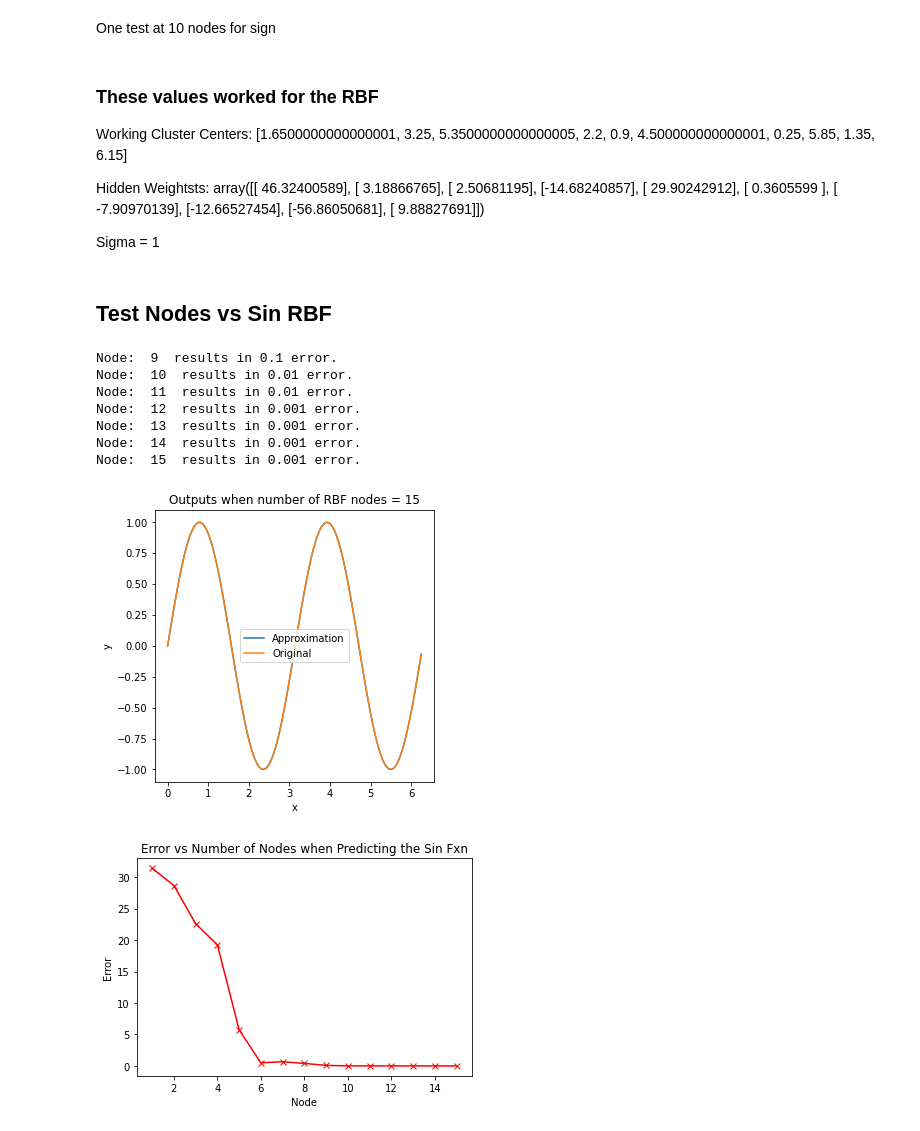
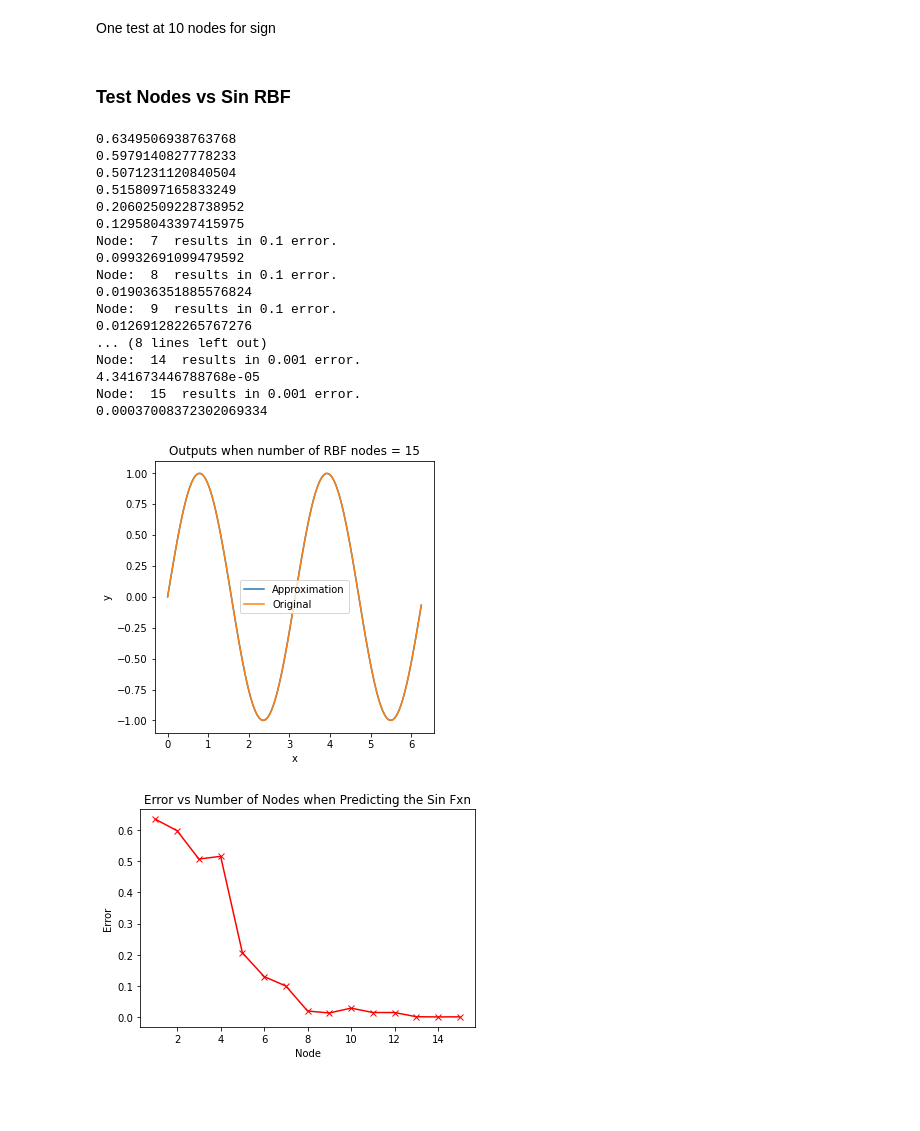
Before and after one commit to NiravSurajlal/KTH-Work, a Jupyter notebook: DD2437HT201 (ANN)/Assignment2/Assignment2.ipynb, the cells around one changed output. Cells and saved outputs as stored; diff of their text form; code cells hidden in the pictures; blank space fills up the shorter version.

```diff
--- a/DD2437HT201 (ANN)/Assignment2/Assignment2.ipynb
+++ b/DD2437HT201 (ANN)/Assignment2/Assignment2.ipynb
@@ -47,5 +47,5 @@ x_test = np.arange(0, 2*np.pi, timestep)
 sin_test_targets, square_test_targets = data_generation(x_test)
 
 x_test =  column_vec(x_test)
-sin_test = column_vec(sin_test)
-square_test = column_vec(square_test)
+sin_test_targets = column_vec(sin_test_targets)
+square_test_targets = column_vec(square_test_targets)
@@ -200,28 +218,11 @@ test_patterns = x_test
 test_targets = sin_test_targets
 
 # targets = square_targets
-rbf_network = RBF_Network(num_nodes, epochs, variances, patterns, targets, hidden_weights, test_patterns, test_targets, cl_number)
-rbf_network.train_network()
-e1 = rbf_network.validate(_plot=False)
+# rbf_network = RBF_Network(num_nodes, epochs, variances, patterns, targets, hidden_weights, test_patterns, test_targets, cl_number)
+# rbf_network.train_network()
+# e1 = rbf_network.validate(_plot=False)
-# %% [markdown]
-### These values worked for the RBF
-
-Working Cluster Centers: [1.6500000000000001, 3.25, 5.3500000000000005, 2.2, 0.9, 4.500000000000001, 0.25, 5.85, 1.35, 6.15]
-
-Hidden Weightsts:    array([[ 46.32400589],
-                            [  3.18866765],
-                            [  2.50681195],
-                            [-14.68240857],
-                            [ 29.90242912],
-                            [  0.3605599 ],
-                            [ -7.90970139],
-                            [-12.66527454],
-                            [-56.86050681],
-                            [  9.88827691]])
-
-Sigma = 1
 # %% [markdown]
-## Test Nodes vs Sin RBF
+### Test Nodes vs Sin RBF
 # %%
 num_nodes_lst = [1,2,3,4,5,6,7,8,9,10,11,12,13,14,15]
 error = []
@@ -236,46 +237,58 @@ patterns = x_training
 targets = sin_training_targets
 
 test_patterns = x_test
 test_targets = sin_test_targets
 
 for n in num_nodes_lst:
     num_nodes = n
     epochs = 100
     # must always be as many as there are hidden nodes
     variances = [1]*num_nodes
     hidden_weights = [0.1]*num_nodes
 
     rbf_network = RBF_Network(num_nodes, epochs, variances, patterns, targets, hidden_weights, test_patterns, test_targets, cl_number)
     rbf_network.train_network()
+
     if n == num_nodes_lst[-1]:
-        rbf_network.validate(_plot=True)
+        error_ = rbf_network.validate(_plot=True)
+        error.append(error_)
     else:
-        rbf_network.validate(_plot=False)
+        error_ = rbf_network.validate(_plot=False)
+        error.append(error_)
 
-    e1 = rbf_network.total_error[-1]
+    if error_ < 0.001:
+        print("Node: ", n, " results in 0.001 error.")
+    elif error_ < 0.01:
+        print("Node: ", n, " results in 0.01 error.")
+    elif error_ < 0.1:
+        print("Node: ", n, " results in 0.1 error.")
 
-    if e1 < 0.001:
-        print("Node: ", n, " results in 0.001 error.")
-    elif e1 < 0.01:
-        print("Node: ", n, " results in 0.01 error.")
-    elif e1 < 0.1:
-        print("Node: ", n, " results in 0.1 error.")
-    error.append(e1)
+    print(error_)
 
 plt.figure()
 plt.plot(num_nodes_lst, error, color='red', marker='x')
 plt.xlabel("Node")
 plt.ylabel("Error")
 plt.title("Error vs Number of Nodes when Predicting the Sin Fxn")
 plt.show()
 # %% [output]
+0.6349506938763768
+0.5979140827778233
+0.5071231120840504
+0.5158097165833249
+0.20602509228738952
+0.12958043397415975
+Node:  7  results in 0.1 error.
+0.09932691099479592
+Node:  8  results in 0.1 error.
+0.019036351885576824
 Node:  9  results in 0.1 error.
-Node:  10  results in 0.01 error.
-Node:  11  results in 0.01 error.
-Node:  12  results in 0.001 error.
-Node:  13  results in 0.001 error.
+0.012691282265767276
+... (8 lines left out)
 Node:  14  results in 0.001 error.
+4.341673446788768e-05
 Node:  15  results in 0.001 error.
+0.00037008372302069334
 [figure]
-[figure, old version]
+[figure, new version]
 # %% [markdown]
```
Also changed, not shown: parts of 9 cells of this notebook.
